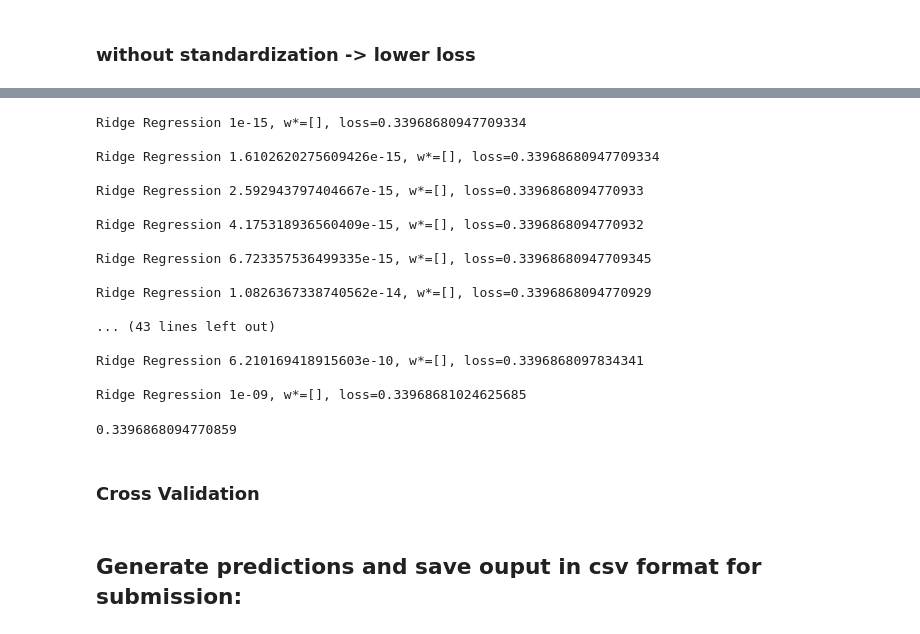
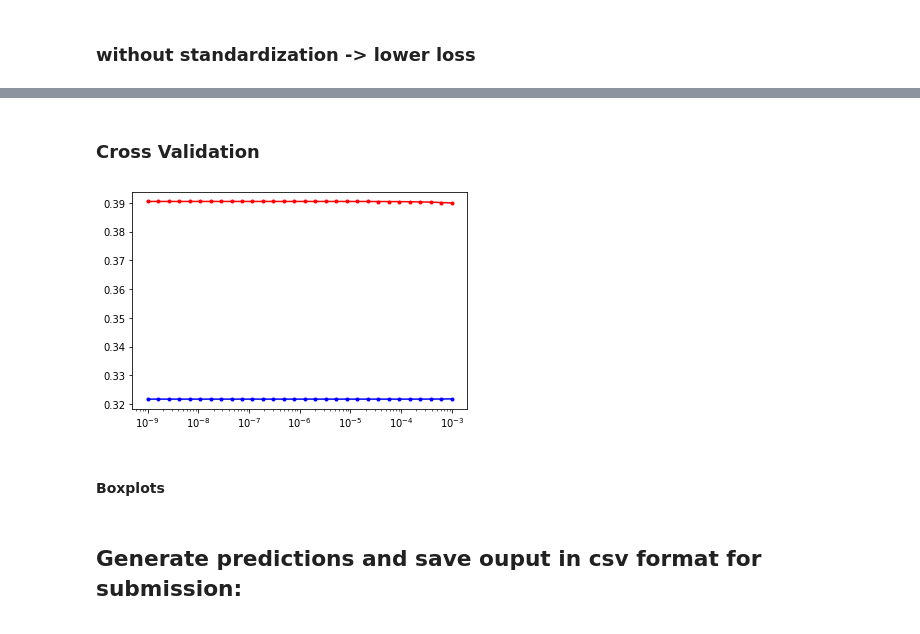
Before and after one commit to MarijaLaz/Higgs-Boson-Challenge, a Jupyter notebook: project1/scripts/project1.ipynb, the cells around one changed output, grey strips where cells are left out. Saved outputs shown, nothing was run; the diff lists cells and outputs as text; code cells hidden in the pictures.

```diff
--- a/project1/scripts/project1.ipynb
+++ b/project1/scripts/project1.ipynb
@@ -185,14 +196,12 @@ tx_train_filtered = tx_train_filtered.values
 gamma = 0.01
 max_iters = 30
 initial_w = np.zeros(20)
+lambda_ = 0.00001
 
-regression_res = [least_squares_GD(y, tx, initial_w, max_iters,gamma),
-                  least_squares_SGD(y, tx, initial_w, max_iters, gamma),
+regression_res = [least_squares_GD(y, tx_tr, initial_w, max_iters,gamma),
+                  least_squares_SGD(y, tx_tr, initial_w, max_iters, gamma),
                   least_squares(y, tx),
-                  ridge_regression(y,tx,0.01),
-                 ridge_regression(y,tx,0.1),
-                 ridge_regression(y,tx,0.00001),
-                 ridge_regression(y,tx,0.2)]
+                 ridge_regression(y,tx,lambda_)]
 regression_names = ["Gradient Descent","Stochastic Gradient Descent", "Least Squares", "Ridge Regression1", "Ridge Regression2", "Ridge Regression3", "Ridge Regression4"]
 for i in range (len(regression_res)):
     w,loss = regression_res[i]
@@ -218,33 +227,41 @@ Ridge Regression4, w*=[ 0.00020934 -0.00888012 -0.00284593 -0.0022057   0.000307
-# %%
-i=0
-losses = np.array([])
-for l in np.logspace(-15,-9,30):
-    w,loss = ridge_regression(y,tx,l)
-    losses = np.append(losses,loss)
-    print("{name}, w*={w}, loss={l}\n".format(name="Ridge Regression "+str(l),w=[], l=loss))
-
-min(losses)
-# %% [output]
-Ridge Regression 1e-15, w*=[], loss=0.33968680947709334
-
-Ridge Regression 1.6102620275609426e-15, w*=[], loss=0.33968680947709334
-
-Ridge Regression 2.592943797404667e-15, w*=[], loss=0.3396868094770933
-
-Ridge Regression 4.175318936560409e-15, w*=[], loss=0.3396868094770932
-
-Ridge Regression 6.723357536499335e-15, w*=[], loss=0.33968680947709345
-
-Ridge Regression 1.0826367338740562e-14, w*=[], loss=0.3396868094770929
-
-... (43 lines left out)
-
-Ridge Regression 6.210169418915603e-10, w*=[], loss=0.3396868097834341
-
-Ridge Regression 1e-09, w*=[], loss=0.33968681024625685
-0.3396868094770859
 # %% [markdown]
 ### Cross Validation
+# %%
+from implementations import *
+
+def validade_CV(y, x):
+    seed = 1
+    degree = 2
+    k_fold = 4
+    lambdas = np.logspace(-9, -3, 30)
+
+    # split data in k fold
+    k_indices = build_k_indices(y, k_fold, seed)
+
+    # define lists to store the loss of training data and test data
+    mse_tr = []
+    mse_te = []
+
+    # cross validation using ridge regression
+    for ind, lambda_ in enumerate(lambdas):
+        mse_pfold_tr = []
+        mse_pfold_te = []
+        for k in range(k_fold):
+            loss_tr, loss_te = cross_validation(y, tx_tr, k_indices, k, lambda_ , degree)
+            mse_pfold_tr.append(loss_tr)
+            mse_pfold_te.append(loss_te)
+        mse_tr.append(np.mean(mse_pfold_tr))
+        mse_te.append(np.mean(mse_pfold_te))
+
+    #cross_validation_visualization(lambdas, rmse_tr, rmse_te)
+    plt.semilogx(lambdas, mse_tr, marker=".", color='b', label='train error')
+    plt.semilogx(lambdas, mse_te, marker=".", color='r', label='test error')
+# %%
+validade_CV(y, tx_tr)
+# %% [output]
+[figure, added]
+# %% [markdown]
+#### Boxplots
 # %% [markdown]
 ## Generate predictions and save ouput in csv format for submission:
 # %%
```
Also changed, not shown: parts of 6 cells of this notebook, 1 other file.
